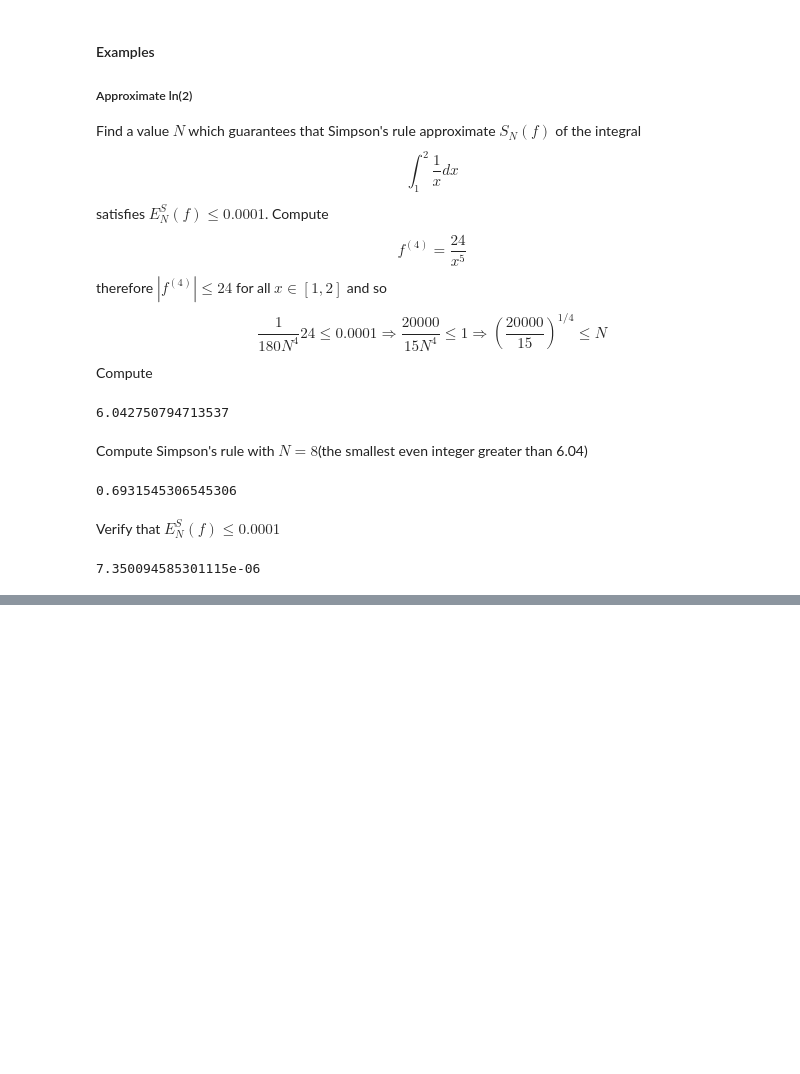
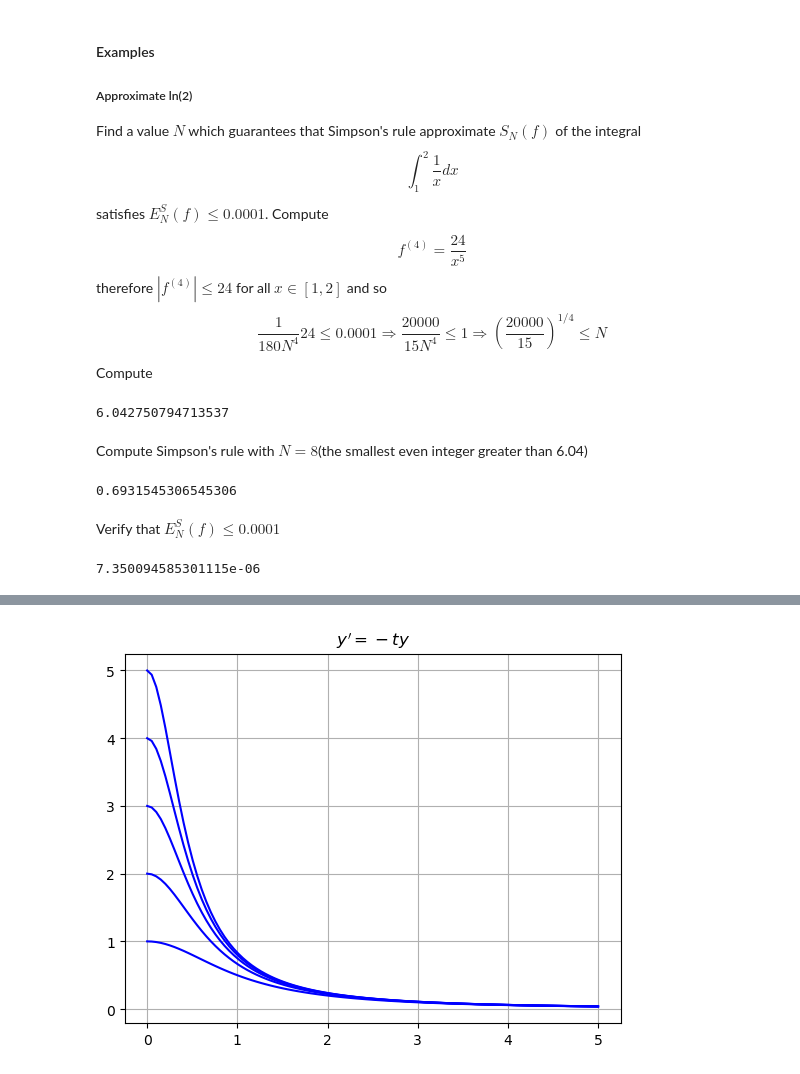
Before and after one commit to byeolla/science_dnn, a Jupyter notebook: 5th_week.ipynb, the cells around one changed output, grey strips where cells are left out. Cells and saved outputs as stored; diff of their text form; code cells hidden in the pictures; blank space fills up the shorter version.

```diff
--- a/5th_week.ipynb
+++ b/5th_week.ipynb
@@ -79,0 +105,10 @@ np.abs(np.log(2)-approximation)
+# %%
+t = np.linspace(0, 5, 100)
+for y0 in range(1, 6):
+    C = 1/y0
+    y = 1/(t**2 + C)
+    plt.plot(t, y, 'b')
+plt.title("$y^{\prime} = -ty$"), plt.grid(True)
+plt.show()
+# %% [output]
+[figure, added]
```
Also changed, not shown: parts of 10 cells of this notebook.
